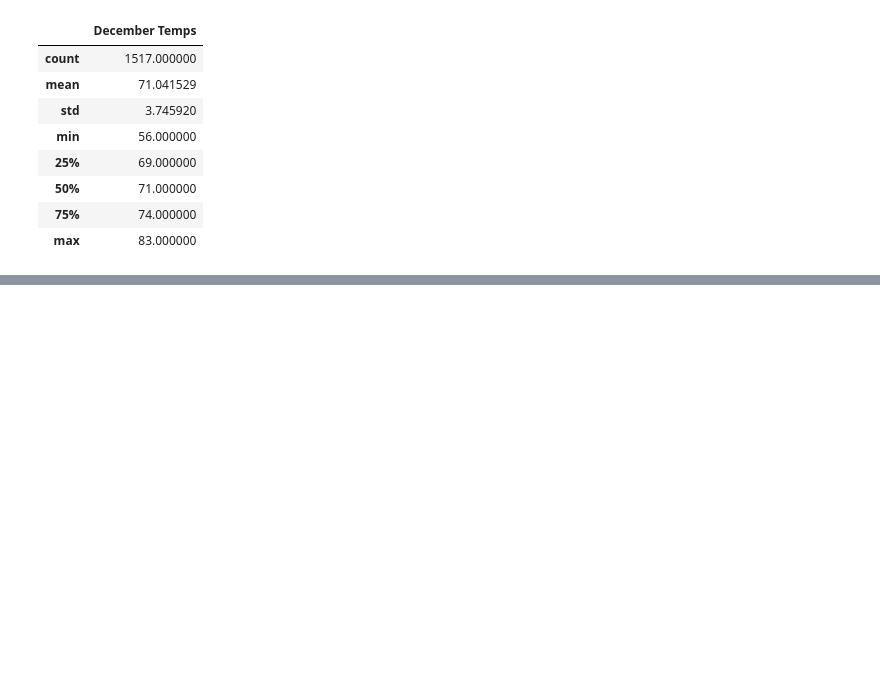
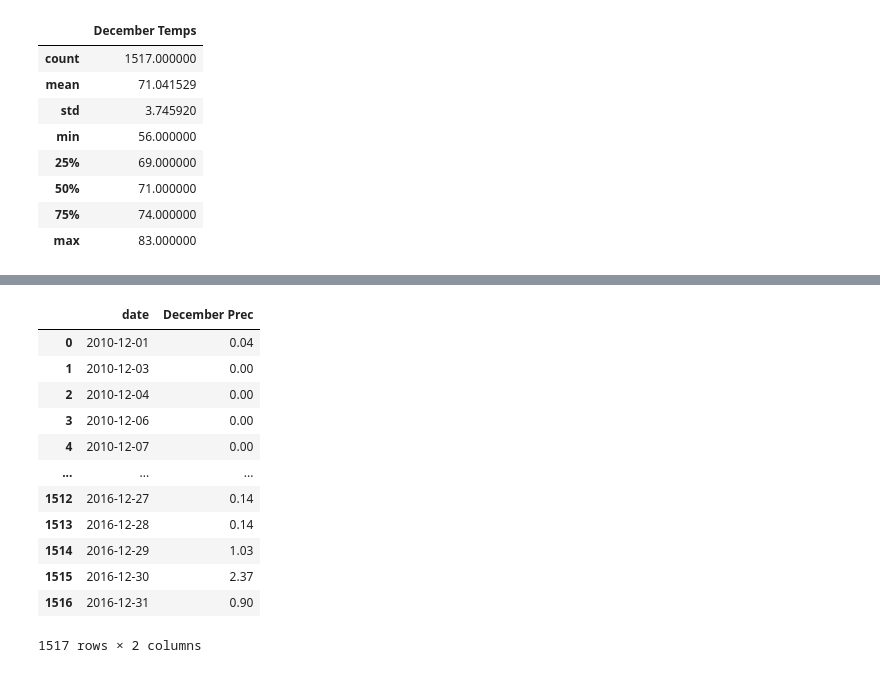
Before and after one commit to codestorms37/surfs_up, a Jupyter notebook: SurfsUp_Challenge.ipynb, the cells around one changed output, grey strips where cells are left out. Cells and saved outputs as stored; diff of their text form; code cells hidden in the pictures; blank space fills up the shorter version.

```diff
--- a/SurfsUp_Challenge.ipynb
+++ b/SurfsUp_Challenge.ipynb
@@ -200,0 +257,6 @@ df.describe()
+# %%
+# December precipitation to a list.
+results = session.query(Measurement.date, Measurement.prcp).\
+    filter(extract('month',Measurement.date) == 12).\
+    all()
+results
@@ -200,0 +281,18 @@ df.describe()
+# %%
+# Create a DataFrame from the list of temperatures for the month of December.
+df = pd.DataFrame(results, columns=['date','December Prec'])
+df
+# %% [output]
+|  | date | December Prec |
+| 0 | 2010-12-01 | 0.04 |
+| 1 | 2010-12-03 | 0.00 |
+| 2 | 2010-12-04 | 0.00 |
+| 3 | 2010-12-06 | 0.00 |
+| 4 | 2010-12-07 | 0.00 |
+| ... | ... | ... |
+| 1512 | 2016-12-27 | 0.14 |
+| 1513 | 2016-12-28 | 0.14 |
+| 1514 | 2016-12-29 | 1.03 |
+| 1515 | 2016-12-30 | 2.37 |
+| 1516 | 2016-12-31 | 0.90 |
+1517 rows × 2 columns
```
Also changed, not shown: parts of 6 cells of this notebook, 7 other files.
